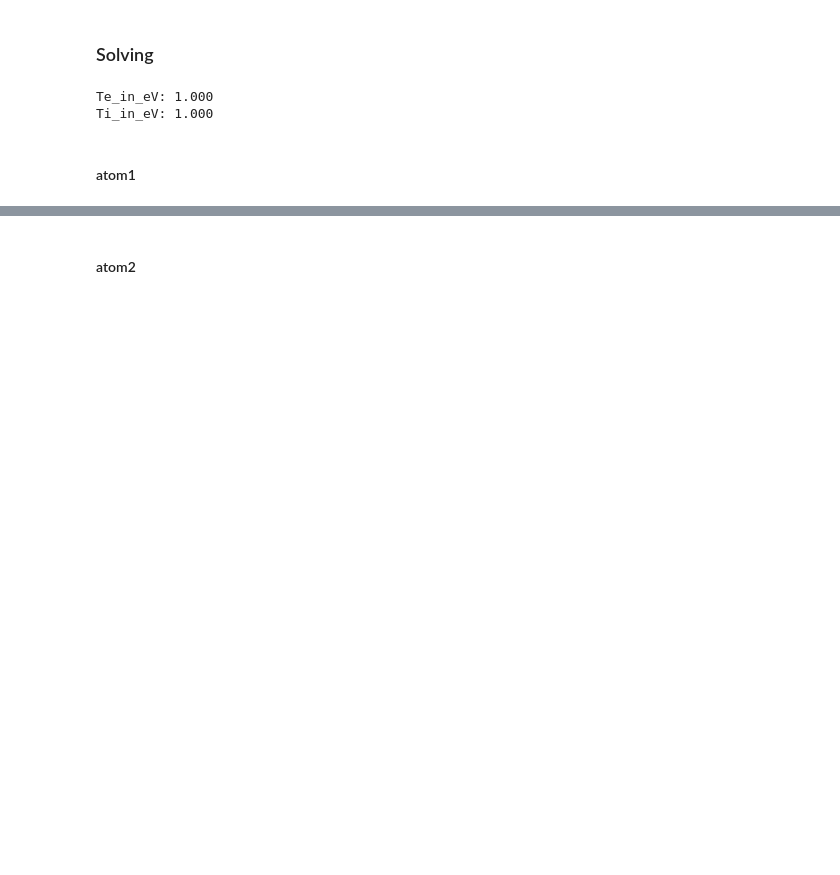
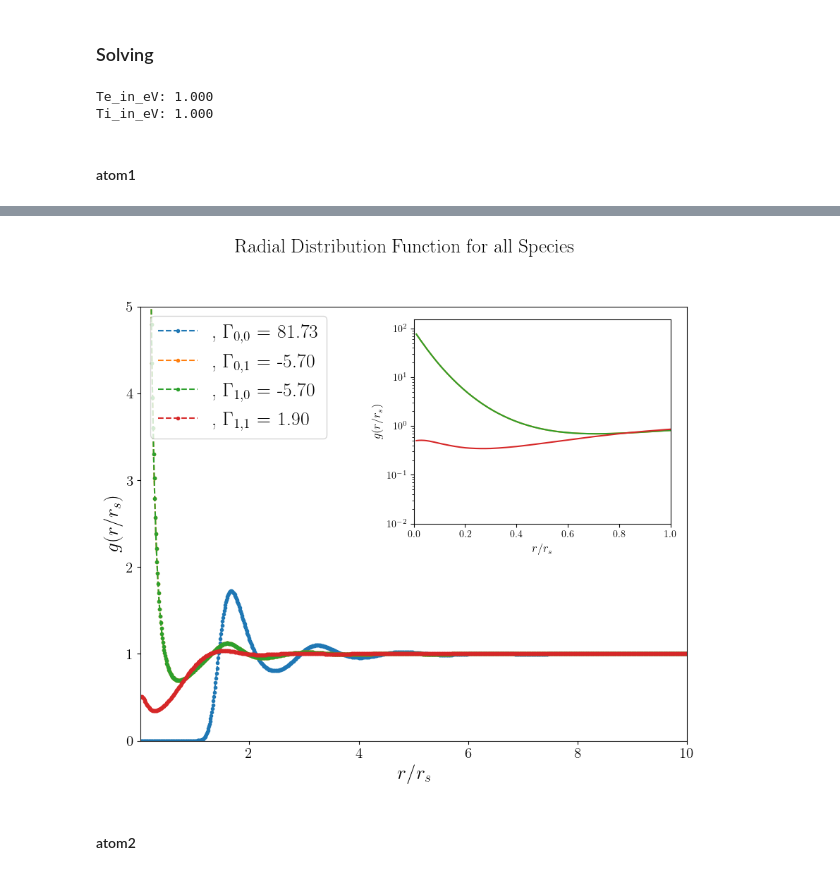
Before and after one commit to ZachAJohnson/hnc, a Jupyter notebook: TCCW/atoms/PLASMA_atoMEC_Al.ipynb, the cells around one changed output, grey strips where cells are left out. Saved outputs shown, nothing was run; the diff lists cells and outputs as text; code cells hidden in the pictures; blank space fills up the shorter version.

```diff
--- a/TCCW/atoms/PLASMA_atoMEC_Al.ipynb
+++ b/TCCW/atoms/PLASMA_atoMEC_Al.ipynb
@@ -329,2 +367,6 @@ KeyboardInterrupt
+# %%
+atom1.hnc.plot_g_all_species()
+# %% [output]
+[figure, added]
 # %% [markdown]
 #### atom2
```
Also changed, not shown: parts of 35 cells of this notebook, 14 other files.
